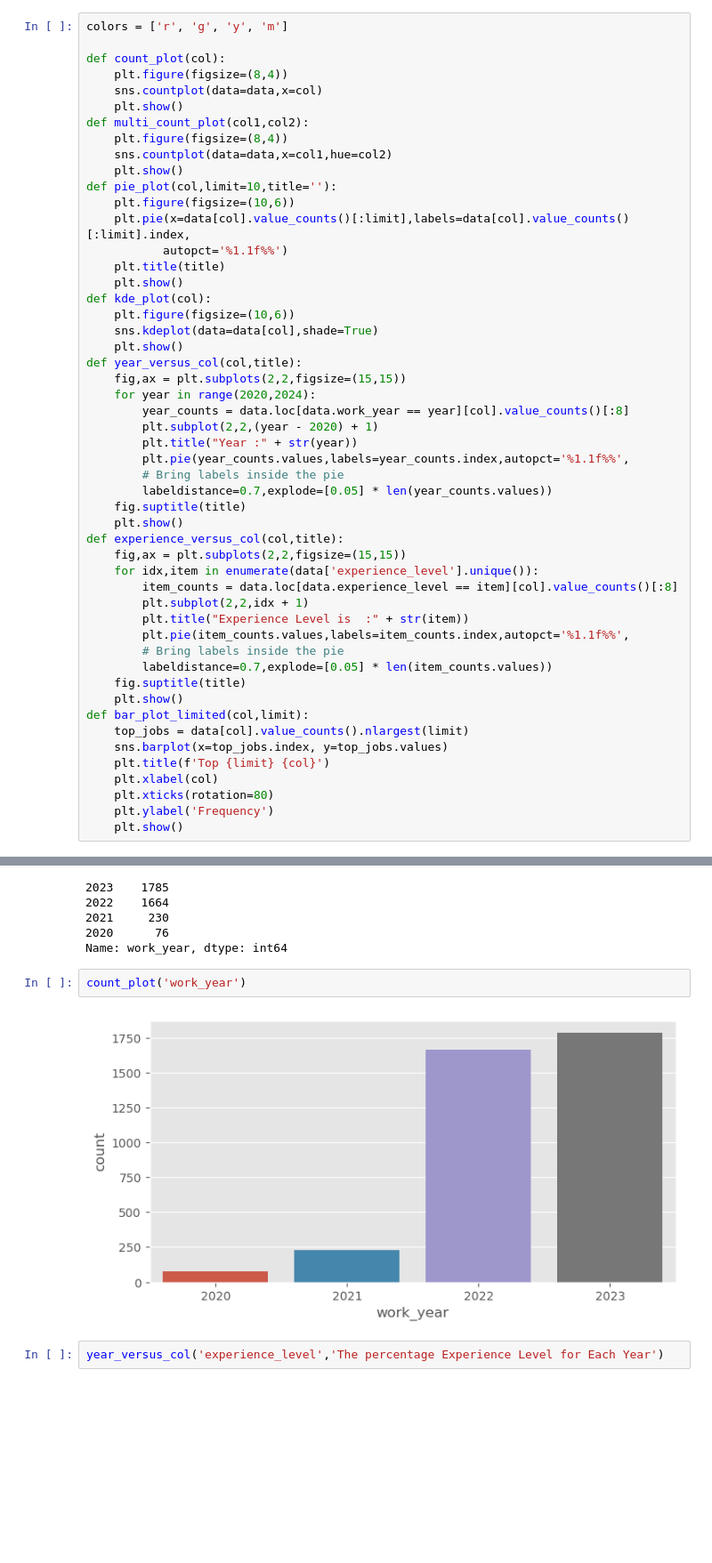
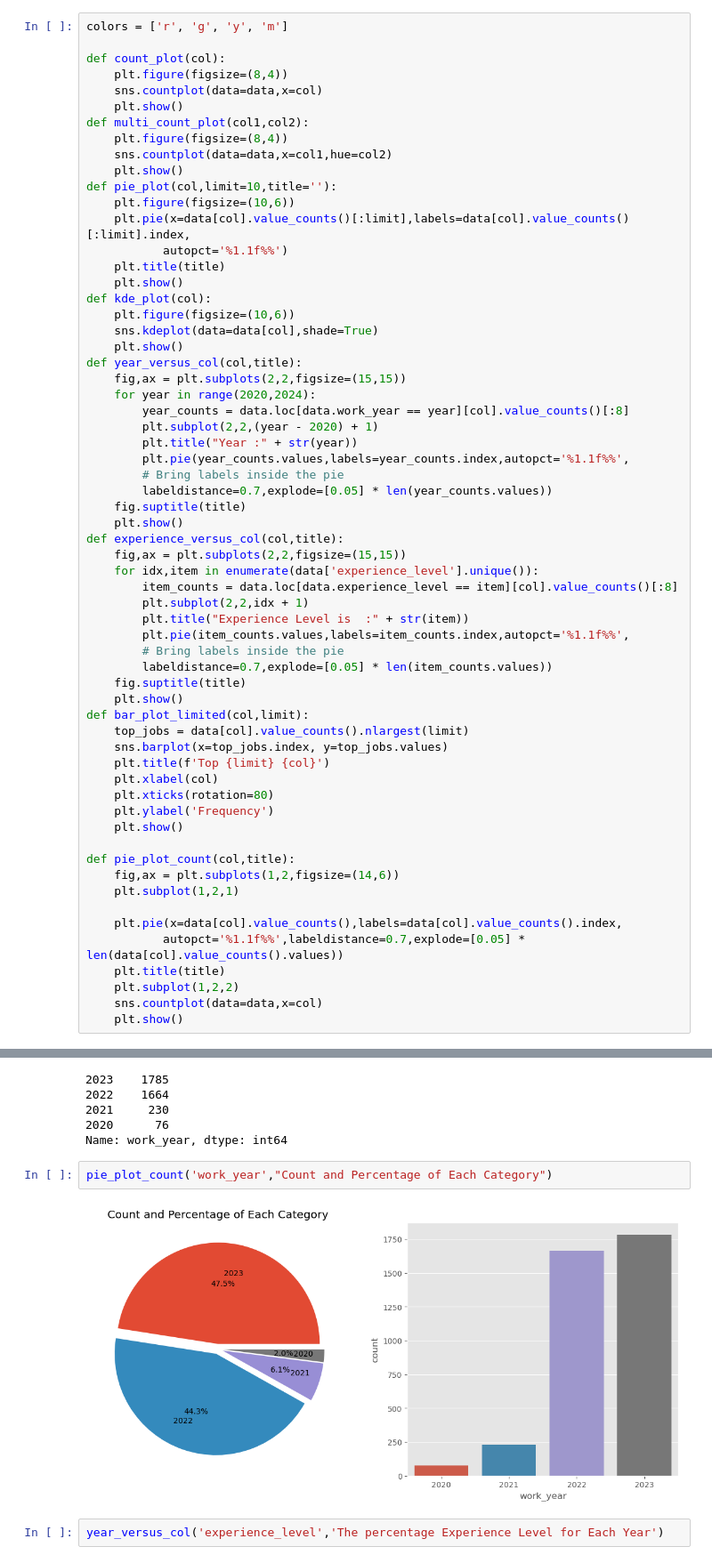
Before and after one commit to ahmedbasemdev/Corelia, a Jupyter notebook: Task 5 - EDA/Code.ipynb, the cells around one changed output, grey strips where cells are left out. Shown at 89% size. Cells and saved outputs as stored; diff of their text form; blank space fills up the shorter version.

```diff
--- a/Task 5 - EDA/Code.ipynb
+++ b/Task 5 - EDA/Code.ipynb
@@ -183,6 +183,17 @@ def bar_plot_limited(col,limit):
     plt.xticks(rotation=80)
     plt.ylabel('Frequency')
     plt.show()
+
+def pie_plot_count(col,title):
+    fig,ax = plt.subplots(1,2,figsize=(14,6))
+    plt.subplot(1,2,1)
+
+    plt.pie(x=data[col].value_counts(),labels=data[col].value_counts().index,
+           autopct='%1.1f%%',labeldistance=0.7,explode=[0.05] * len(data[col].value_counts().values))
+    plt.title(title)
+    plt.subplot(1,2,2)
+    sns.countplot(data=data,x=col)
+    plt.show()
 # %% [markdown]
 ### work_year
 # %%
@@ -194,9 +205,9 @@ data['work_year'].value_counts()
 2020      76
 Name: work_year, dtype: int64
 # %%
-count_plot('work_year')
+pie_plot_count('work_year',"Count and Percentage of Each Category")
 # %% [output]
-[figure, old version]
+[figure, new version]
 # %%
 year_versus_col('experience_level','The percentage Experience Level for Each Year')
 # %% [output]
```
Also changed, not shown: parts of 26 cells of this notebook.
